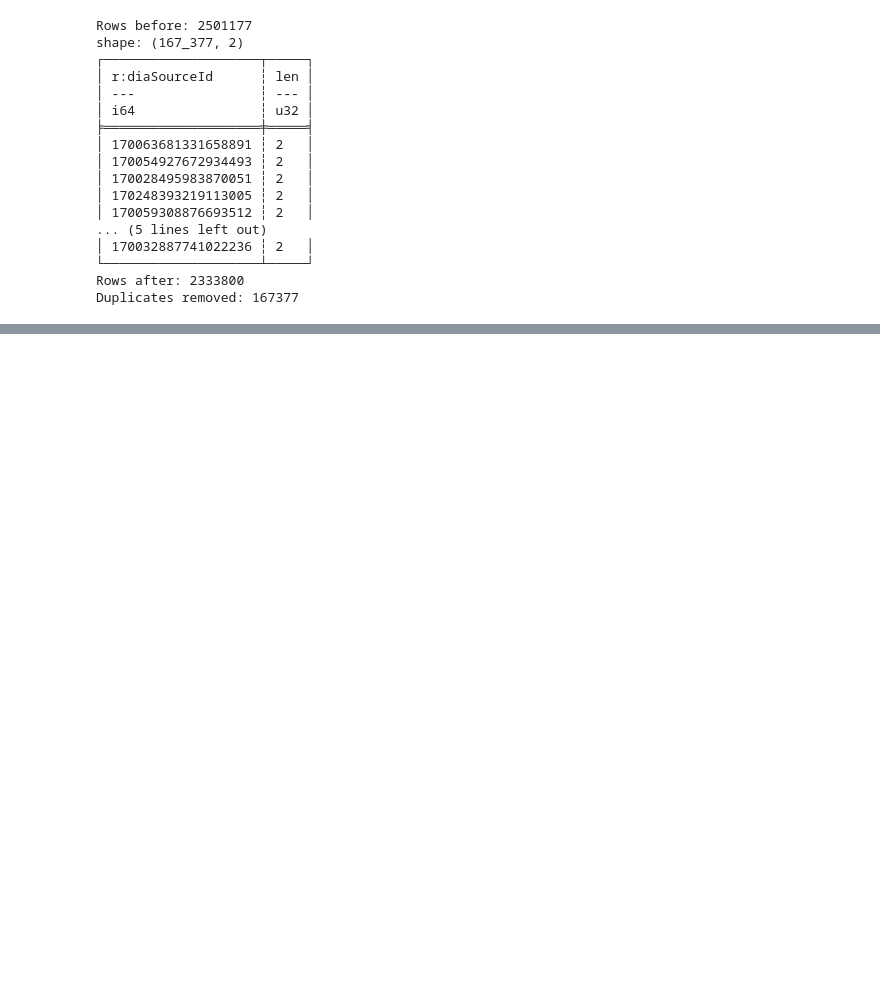
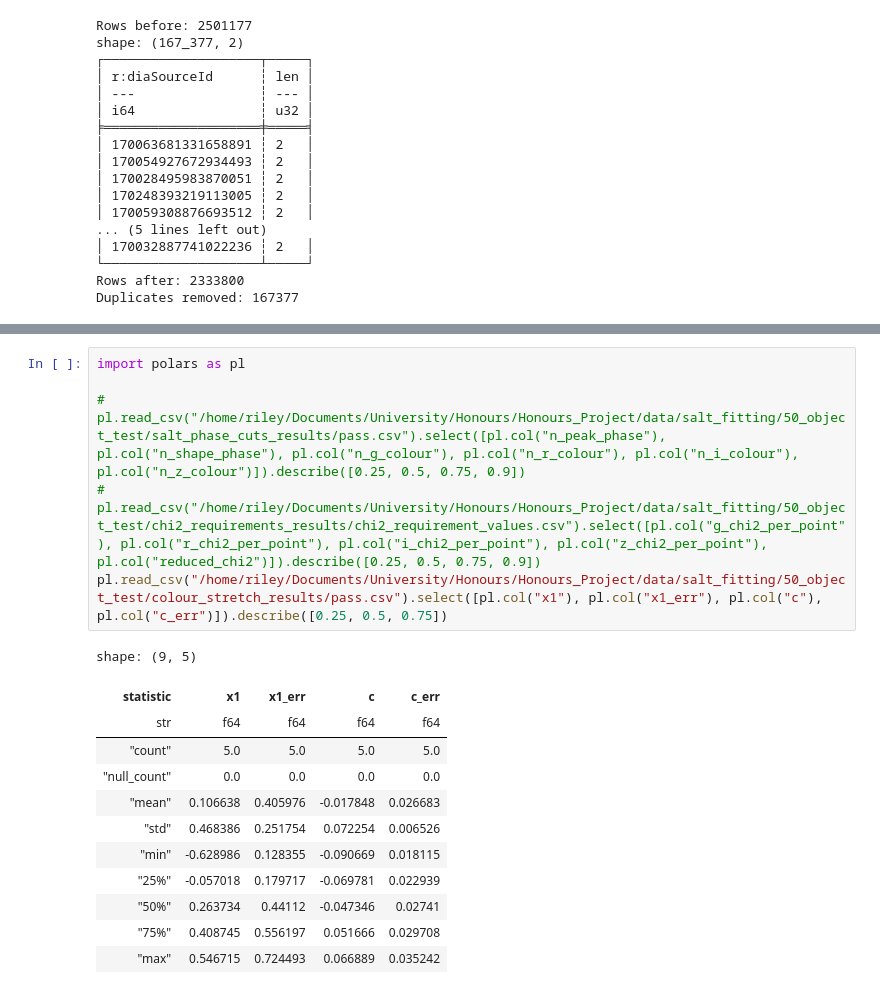
Before and after one commit to Webd0g/Honours_Project, a Jupyter notebook: notebooks/draft_scripts_and_small_scripts.ipynb, the cells around one changed output, grey strips where cells are left out. Drawn from its saved outputs; the diff is of its cells as text; blank space fills up the shorter version.

```diff
--- a/notebooks/draft_scripts_and_small_scripts.ipynb
+++ b/notebooks/draft_scripts_and_small_scripts.ipynb
@@ -1711,3 +1711,22 @@ shape: (35, 19)
 │ 313699514821640 ┆ 0     ┆ 0      ┆ 0       ┆ … ┆ true   ┆ true   ┆ true          ┆ 0             │
 │ 259             ┆       ┆        ┆         ┆   ┆        ┆        ┆               ┆               │
 └─────────────────┴───────┴────────┴─────────┴───┴────────┴────────┴───────────────┴───────────────┘
+# %%
+import polars as pl
+
+# pl.read_csv("/home/riley/Documents/University/Honours/Honours_Project/data/salt_fitting/50_object_test/salt_phase_cuts_results/pass.csv").select([pl.col("n_peak_phase"), pl.col("n_shape_phase"), pl.col("n_g_colour"), pl.col("n_r_colour"), pl.col("n_i_colour"), pl.col("n_z_colour")]).describe([0.25, 0.5, 0.75, 0.9])
+# pl.read_csv("/home/riley/Documents/University/Honours/Honours_Project/data/salt_fitting/50_object_test/chi2_requirements_results/chi2_requirement_values.csv").select([pl.col("g_chi2_per_point"), pl.col("r_chi2_per_point"), pl.col("i_chi2_per_point"), pl.col("z_chi2_per_point"), pl.col("reduced_chi2")]).describe([0.25, 0.5, 0.75, 0.9])
+pl.read_csv("/home/riley/Documents/University/Honours/Honours_Project/data/salt_fitting/50_object_test/colour_stretch_results/pass.csv").select([pl.col("x1"), pl.col("x1_err"), pl.col("c"), pl.col("c_err")]).describe([0.25, 0.5, 0.75])
+# %% [output]
+shape: (9, 5)
+| statistic | x1 | x1_err | c | c_err |
+| str | f64 | f64 | f64 | f64 |
+| "count" | 5.0 | 5.0 | 5.0 | 5.0 |
+| "null_count" | 0.0 | 0.0 | 0.0 | 0.0 |
+| "mean" | 0.106638 | 0.405976 | -0.017848 | 0.026683 |
+| "std" | 0.468386 | 0.251754 | 0.072254 | 0.006526 |
+| "min" | -0.628986 | 0.128355 | -0.090669 | 0.018115 |
+| "25%" | -0.057018 | 0.179717 | -0.069781 | 0.022939 |
+| "50%" | 0.263734 | 0.44112 | -0.047346 | 0.02741 |
+| "75%" | 0.408745 | 0.556197 | 0.051666 | 0.029708 |
+| "max" | 0.546715 | 0.724493 | 0.066889 | 0.035242 |
```
Also changed, not shown: parts of 2 cells of this notebook, 4 other files.
